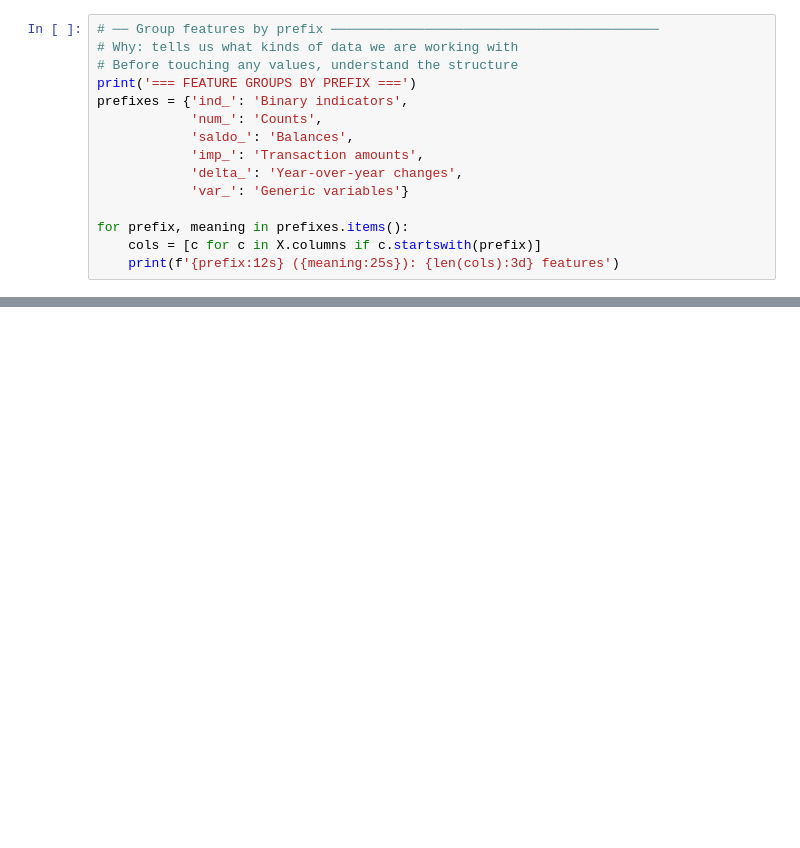
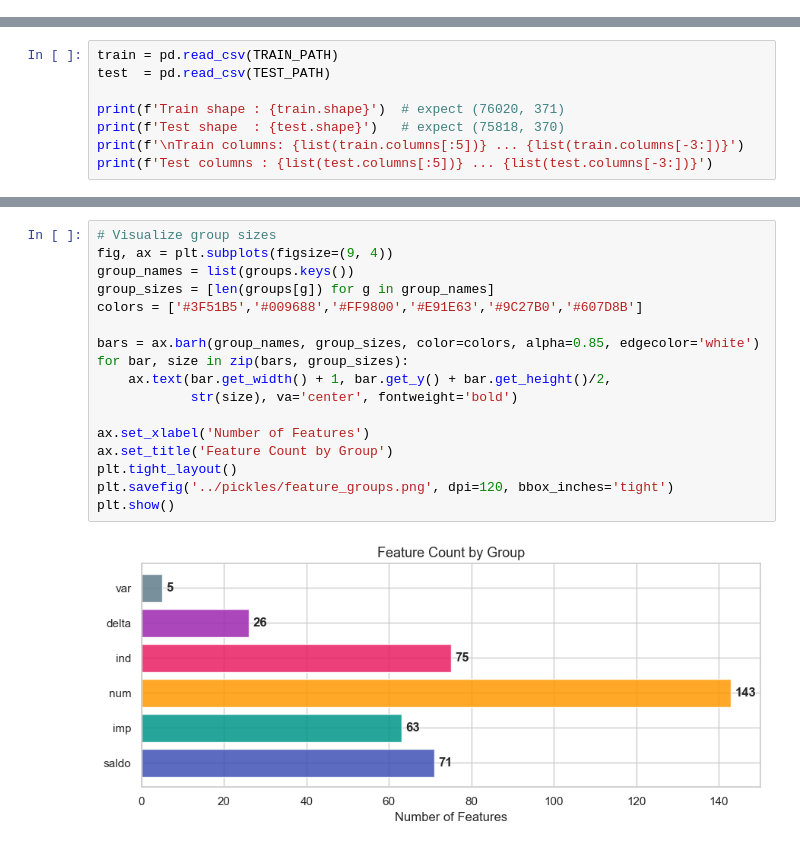
Before and after one commit to salonijain279/santander-customer-satisfaction, a Jupyter notebook: notebooks/01_eda.ipynb, the cells around one changed output, grey strips where cells are left out. Drawn from its saved outputs; the diff is of its cells as text; blank space fills up the shorter version.

```diff
--- a/notebooks/01_eda.ipynb
+++ b/notebooks/01_eda.ipynb
@@ -190,15 +0,0 @@ This guides our feature engineering decisions later.
-# %%
-# ── Group features by prefix ──────────────────────────────────────────
-# Why: tells us what kinds of data we are working with
-# Before touching any values, understand the structure
-print('=== FEATURE GROUPS BY PREFIX ===')
-prefixes = {'ind_': 'Binary indicators',
-            'num_': 'Counts',
-            'saldo_': 'Balances',
-            'imp_': 'Transaction amounts',
-            'delta_': 'Year-over-year changes',
-            'var_': 'Generic variables'}
-
-for prefix, meaning in prefixes.items():
-    cols = [c for c in X.columns if c.startswith(prefix)]
-    print(f'{prefix:12s} ({meaning:25s}): {len(cols):3d} features')
@@ -524,0 +46,8 @@ PROBLEMS TO FIX IN CLEANING:
+# %%
+train = pd.read_csv(TRAIN_PATH)
+test  = pd.read_csv(TEST_PATH)
+
+print(f'Train shape : {train.shape}')  # expect (76020, 371)
+print(f'Test shape  : {test.shape}')   # expect (75818, 370)
+print(f'\nTrain columns: {list(train.columns[:5])} ... {list(train.columns[-3:])}')
+print(f'Test columns : {list(test.columns[:5])} ... {list(test.columns[-3:])}')
@@ -524,0 +212,19 @@ PROBLEMS TO FIX IN CLEANING:
+# %%
+# Visualize group sizes
+fig, ax = plt.subplots(figsize=(9, 4))
+group_names = list(groups.keys())
+group_sizes = [len(groups[g]) for g in group_names]
+colors = ['#3F51B5','#009688','#FF9800','#E91E63','#9C27B0','#607D8B']
+
+bars = ax.barh(group_names, group_sizes, color=colors, alpha=0.85, edgecolor='white')
+for bar, size in zip(bars, group_sizes):
+    ax.text(bar.get_width() + 1, bar.get_y() + bar.get_height()/2,
+            str(size), va='center', fontweight='bold')
+
+ax.set_xlabel('Number of Features')
+ax.set_title('Feature Count by Group')
+plt.tight_layout()
+plt.savefig('../pickles/feature_groups.png', dpi=120, bbox_inches='tight')
+plt.show()
+# %% [output]
+[figure, added]
```
Also changed, not shown: parts of 55 cells of this notebook, 26 other files.
